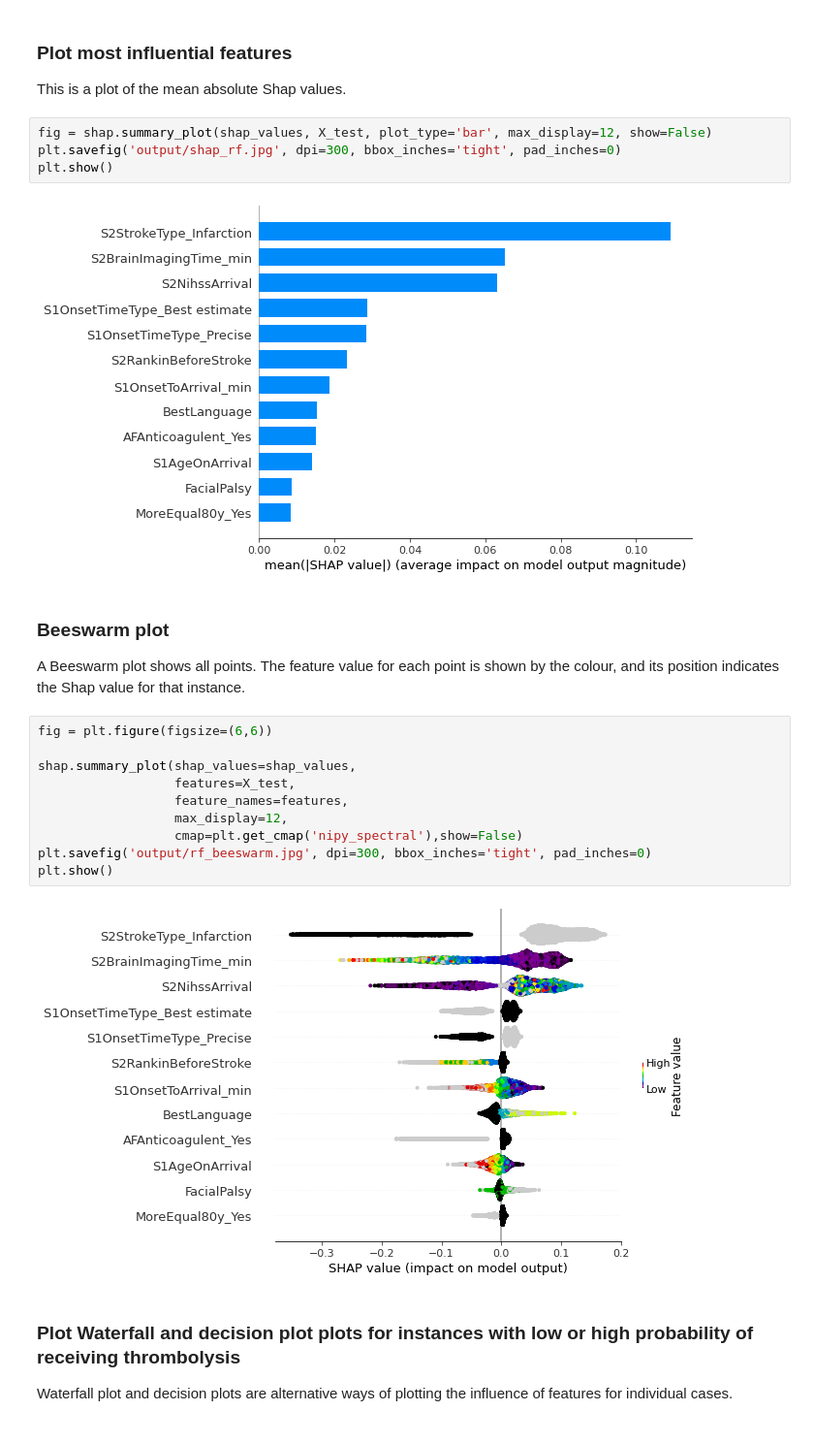
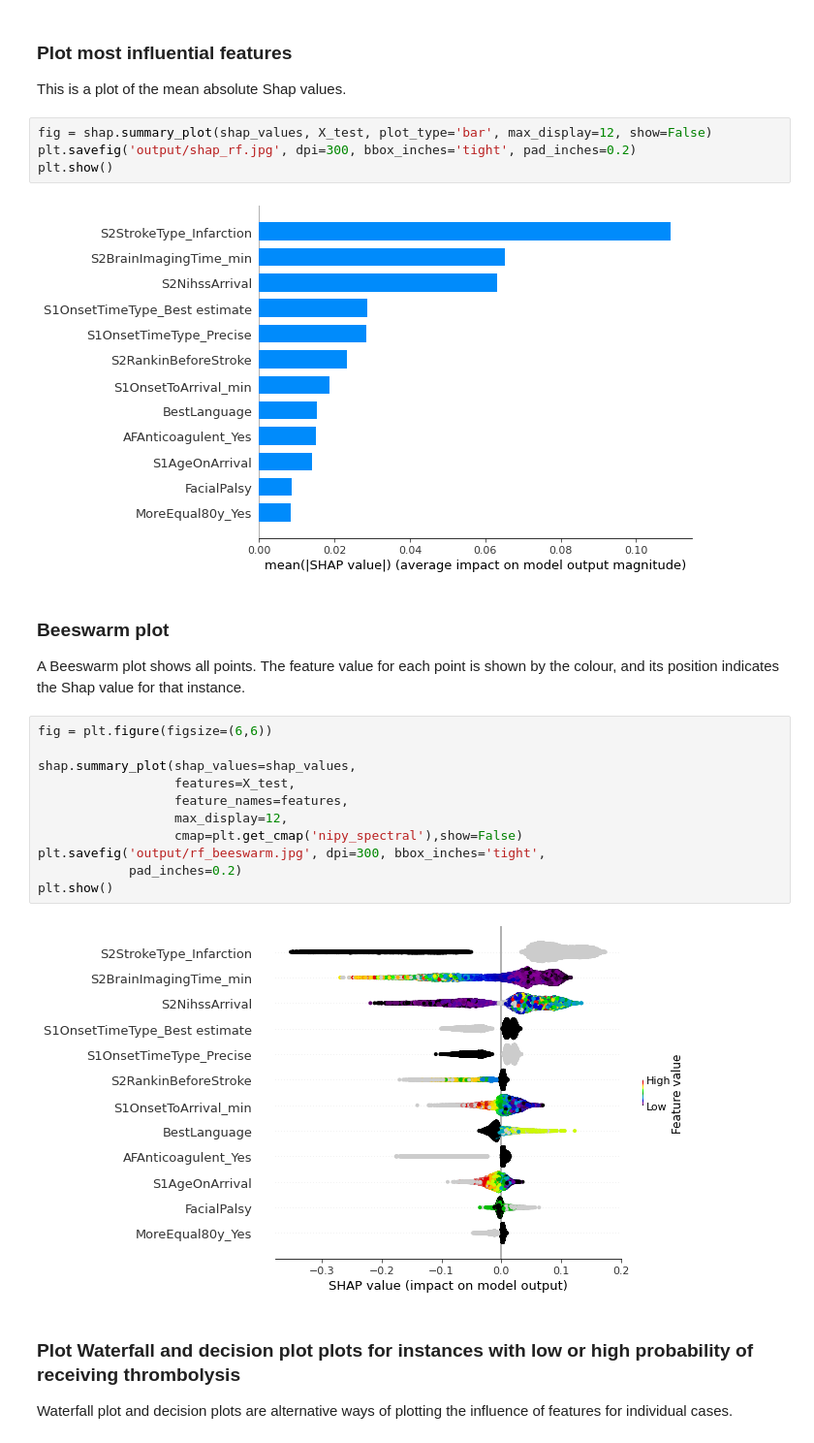
Before and after one commit to samuel-book/samuel-2, a Jupyter notebook: samuel_1/shap/02_rf_shap.ipynb, the cells around one changed output. Shown: that part at 97% size. Saved outputs shown, nothing was run; the diff lists cells and outputs as text.

Commit message:
Update rf shap save plots

```diff
--- a/samuel_1/shap/02_rf_shap.ipynb
+++ b/samuel_1/shap/02_rf_shap.ipynb
@@ -189,7 +189,7 @@ plt.show()
 This is a plot of the mean absolute Shap values.
 # %%
 fig = shap.summary_plot(shap_values, X_test, plot_type='bar', max_display=12, show=False)
-plt.savefig('output/shap_rf.jpg', dpi=300, bbox_inches='tight', pad_inches=0)
+plt.savefig('output/shap_rf.jpg', dpi=300, bbox_inches='tight', pad_inches=0.2)
 plt.show()
 # %% [output]
 [figure]
@@ -200,15 +200,16 @@ A Beeswarm plot shows all points. The feature value for each point is shown by t
 # %%
 fig = plt.figure(figsize=(6,6))
 
 shap.summary_plot(shap_values=shap_values,
                   features=X_test,
                   feature_names=features,
                   max_display=12,
                   cmap=plt.get_cmap('nipy_spectral'),show=False)
-plt.savefig('output/rf_beeswarm.jpg', dpi=300, bbox_inches='tight', pad_inches=0)
+plt.savefig('output/rf_beeswarm.jpg', dpi=300, bbox_inches='tight',
+            pad_inches=0.2)
 plt.show()
 # %% [output]
-[figure, old version]
+[figure, new version]
 # %% [markdown]
 ### Plot Waterfall and decision plot plots for instances with low or high probability of receiving thrombolysis
 
```
Also changed, not shown: parts of 2 cells of this notebook.
